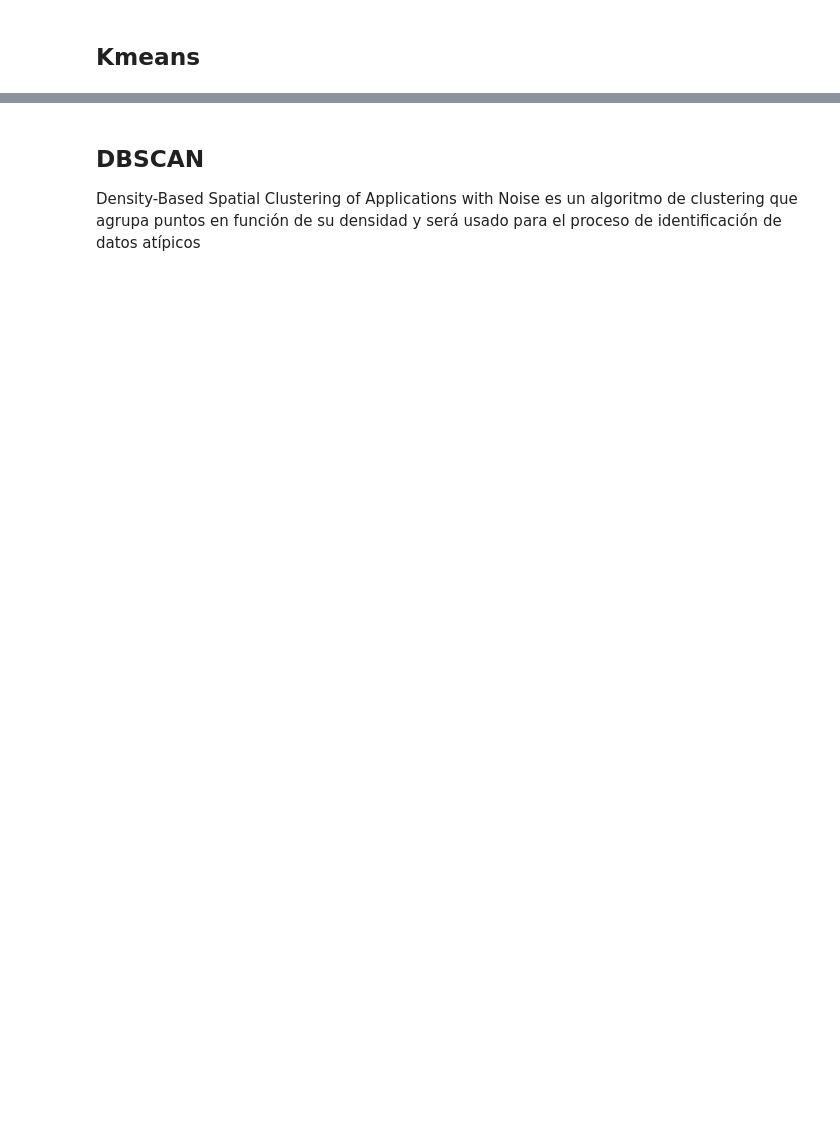
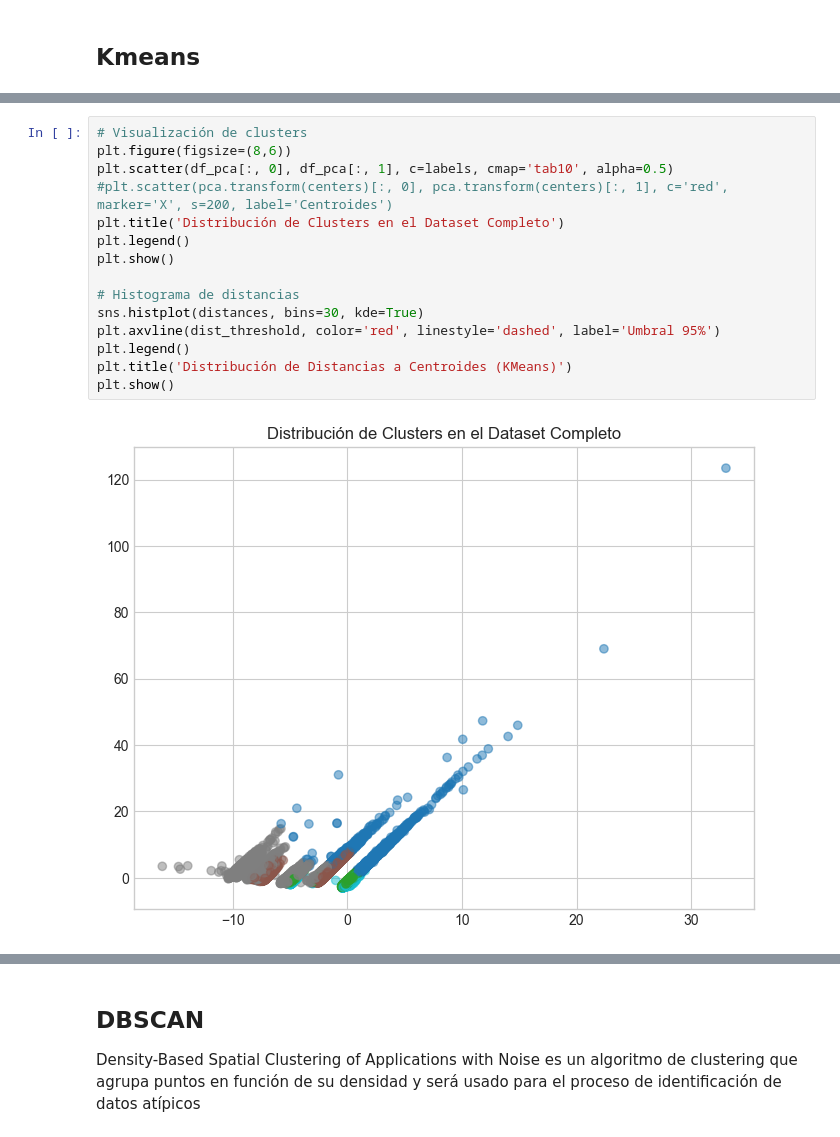
Before and after one commit to lauraich/running_anomalies_detection_data_analysis, a Jupyter notebook: Proyecto_final_analisis_de_datos_I.ipynb, the cells around one changed output, grey strips where cells are left out. Cells and saved outputs as stored; diff of their text form; blank space fills up the shorter version.

```diff
--- a/Proyecto_final_analisis_de_datos_I.ipynb
+++ b/Proyecto_final_analisis_de_datos_I.ipynb
@@ -1069,0 +1071,17 @@ print('KMeans clustering detected anomalies:', cluster_anomalies)
+# %%
+# Visualización de clusters
+plt.figure(figsize=(8,6))
+plt.scatter(df_pca[:, 0], df_pca[:, 1], c=labels, cmap='tab10', alpha=0.5)
+#plt.scatter(pca.transform(centers)[:, 0], pca.transform(centers)[:, 1], c='red', marker='X', s=200, label='Centroides')
+plt.title('Distribución de Clusters en el Dataset Completo')
+plt.legend()
+plt.show()
+
+# Histograma de distancias
+sns.histplot(distances, bins=30, kde=True)
+plt.axvline(dist_threshold, color='red', linestyle='dashed', label='Umbral 95%')
+plt.legend()
+plt.title('Distribución de Distancias a Centroides (KMeans)')
+plt.show()
+# %% [output]
+[figure, added]
```
Also changed, not shown: parts of 46 cells of this notebook.
